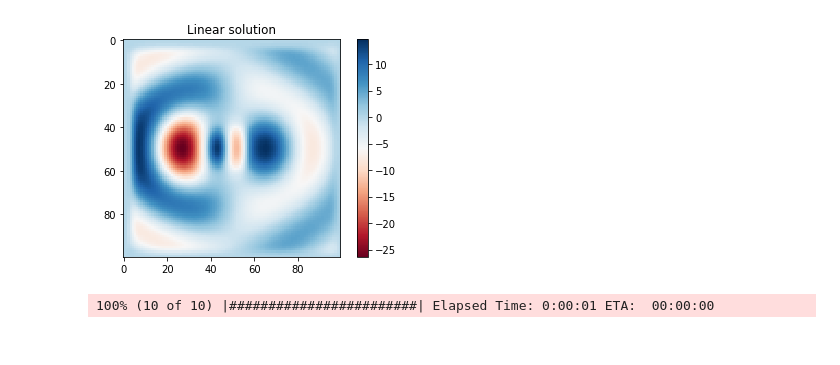
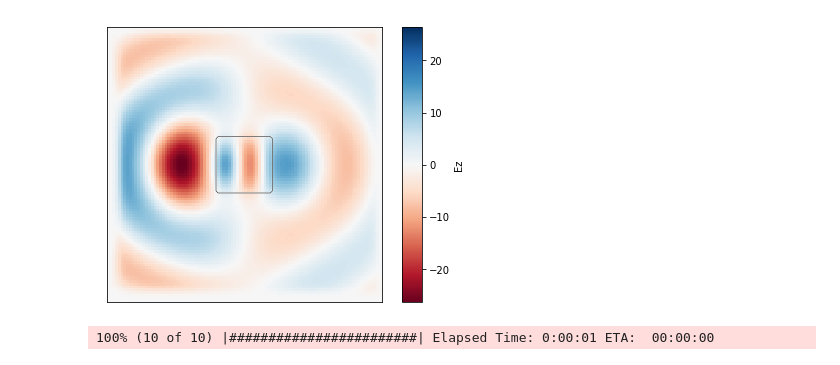
Before and after one commit to fancompute/angler, a Jupyter notebook: Notebooks/optimization.ipynb, the cells around one changed output. Drawn from its saved outputs; the diff is of its cells as text; code cells hidden in the pictures.

```diff
--- a/Notebooks/optimization.ipynb
+++ b/Notebooks/optimization.ipynb
@@ -29,14 +26,11 @@ simulation = Fdfd(omega,eps_r,dl,NPML,pol)
 b = np.zeros((simulation.Nx,simulation.Ny))
 b[40:60,30] = 1
 (Hx,Hy,Ez) = simulation.solve_fields(b)
-# %%
-# plot
-plt.imshow(np.real(Ez), cmap='RdBu')
-plt.colorbar()
-plt.title('Linear solution')
-plt.show()
-# %% [output]
-[figure, removed]
+# %%
+# plot
+simulation.plt_re(outline=True, cbar=True);
+# %% [output]
+[figure, added]
 # %%
 # This is where we define stuff for the optimization
 
```
Also changed, not shown: parts of 15 cells of this notebook.
